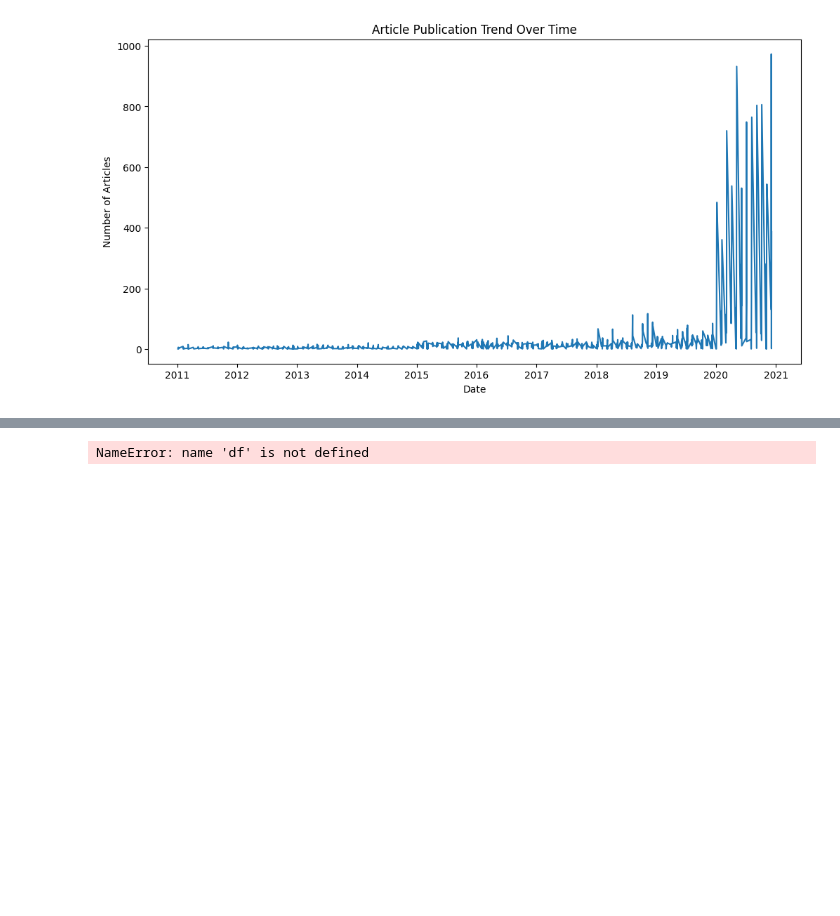
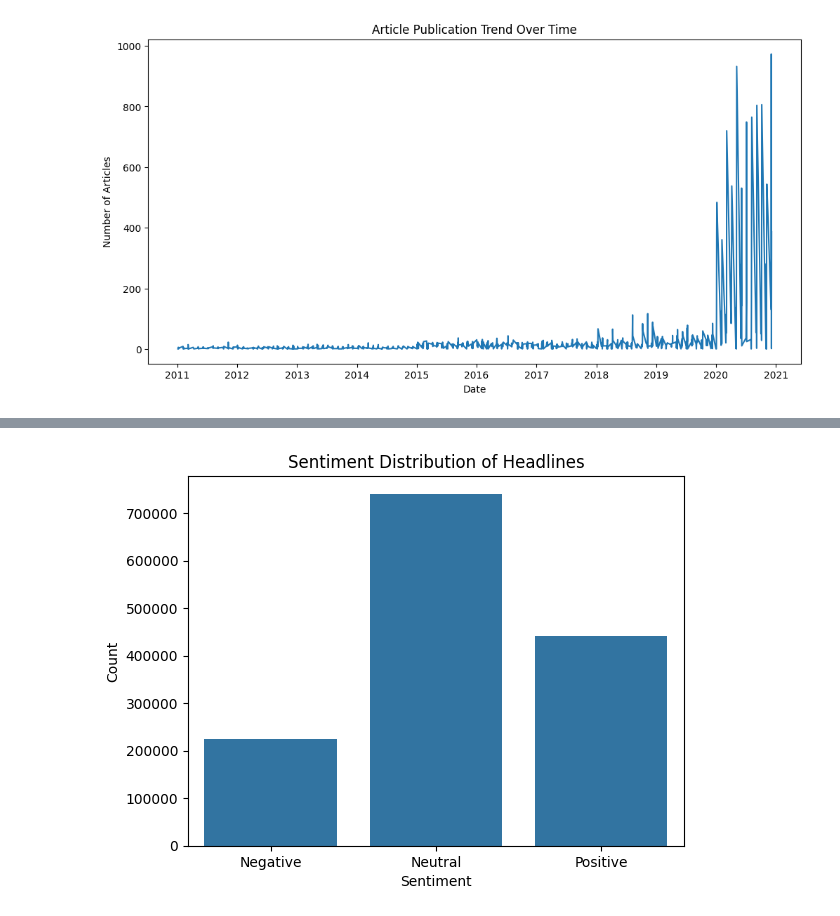
Before and after one commit to mulugetaene/Nova-Financial-Solutions, a Jupyter notebook: notebooks/raw-data-analyst.ipynb, the cells around one changed output, grey strips where cells are left out. Drawn from its saved outputs; the diff is of its cells as text; code cells hidden in the pictures; blank space fills up the shorter version.

```diff
--- a/notebooks/raw-data-analyst.ipynb
+++ b/notebooks/raw-data-analyst.ipynb
@@ -138,7 +138,7 @@ plt.show()
 from nltk.sentiment.vader import SentimentIntensityAnalyzer
 import nltk
 #Download VADER lexicon for sentiment analysis
-nltk.download('vader_lexicon')
+#nltk.download('vader_lexicon')
 
 # Initialize the sentiment analyzer
 sid = SentimentIntensityAnalyzer()
@@ -165,2 +167,2 @@ plt.show()
-NameError: name 'df' is not defined
+[figure, added]
 # %%
```
Also changed, not shown: parts of 5 cells of this notebook.
